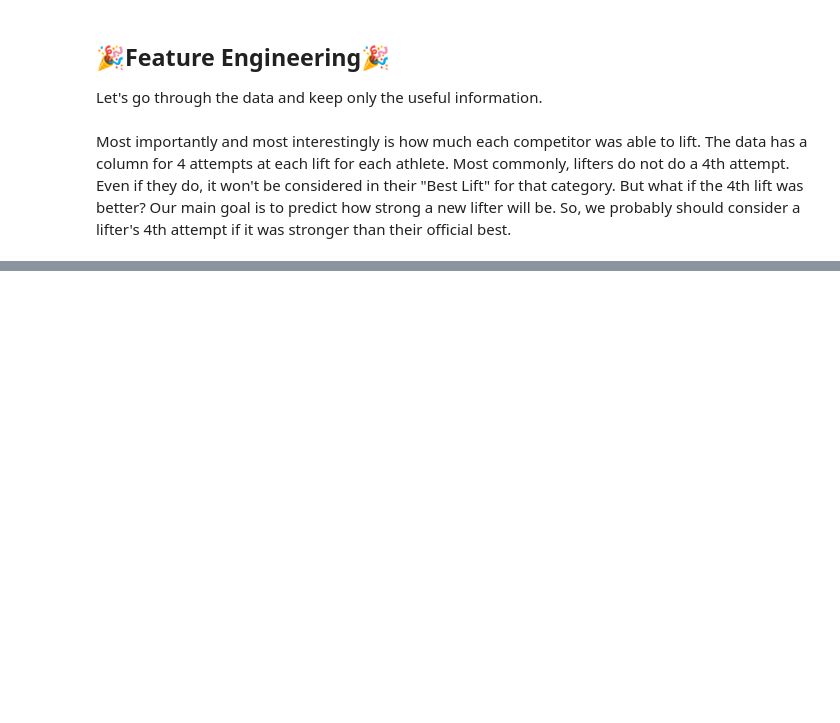
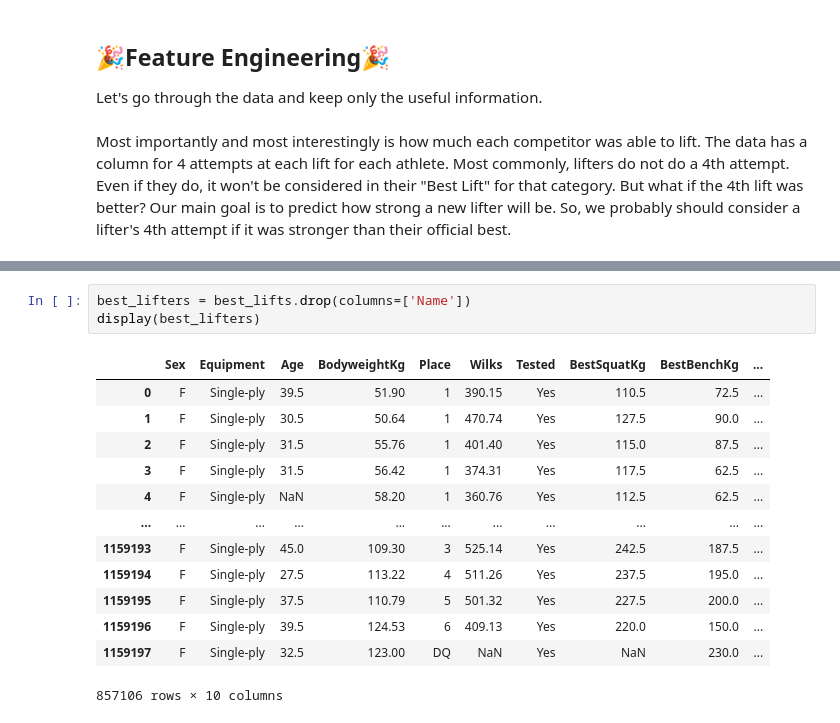
Before and after one commit to chris-derman03/Powerlifting-Analysis, a Jupyter notebook: Data Anaylsis.ipynb, the cells around one changed output, grey strips where cells are left out. Saved outputs shown, nothing was run; the diff lists cells and outputs as text; blank space fills up the shorter version.

```diff
--- a/Data Anaylsis.ipynb
+++ b/Data Anaylsis.ipynb
@@ -120,0 +160,17 @@ best_lifts
+# %%
+best_lifters = best_lifts.drop(columns=['Name'])
+display(best_lifters)
+# %% [output]
+|  | Sex | Equipment | Age | BodyweightKg | Place | Wilks | Tested | BestSquatKg | BestBenchKg | ... |
+| 0 | F | Single-ply | 39.5 | 51.90 | 1 | 390.15 | Yes | 110.5 | 72.5 | ... |
+| 1 | F | Single-ply | 30.5 | 50.64 | 1 | 470.74 | Yes | 127.5 | 90.0 | ... |
+| 2 | F | Single-ply | 31.5 | 55.76 | 1 | 401.40 | Yes | 115.0 | 87.5 | ... |
+| 3 | F | Single-ply | 31.5 | 56.42 | 1 | 374.31 | Yes | 117.5 | 62.5 | ... |
+| 4 | F | Single-ply | NaN | 58.20 | 1 | 360.76 | Yes | 112.5 | 62.5 | ... |
+| ... | ... | ... | ... | ... | ... | ... | ... | ... | ... | ... |
+| 1159193 | F | Single-ply | 45.0 | 109.30 | 3 | 525.14 | Yes | 242.5 | 187.5 | ... |
+| 1159194 | F | Single-ply | 27.5 | 113.22 | 4 | 511.26 | Yes | 237.5 | 195.0 | ... |
+| 1159195 | F | Single-ply | 37.5 | 110.79 | 5 | 501.32 | Yes | 227.5 | 200.0 | ... |
+| 1159196 | F | Single-ply | 39.5 | 124.53 | 6 | 409.13 | Yes | 220.0 | 150.0 | ... |
+| 1159197 | F | Single-ply | 32.5 | 123.00 | DQ | NaN | Yes | NaN | 230.0 | ... |
+857106 rows × 10 columns
```
Also changed, not shown: parts of 24 cells of this notebook.
